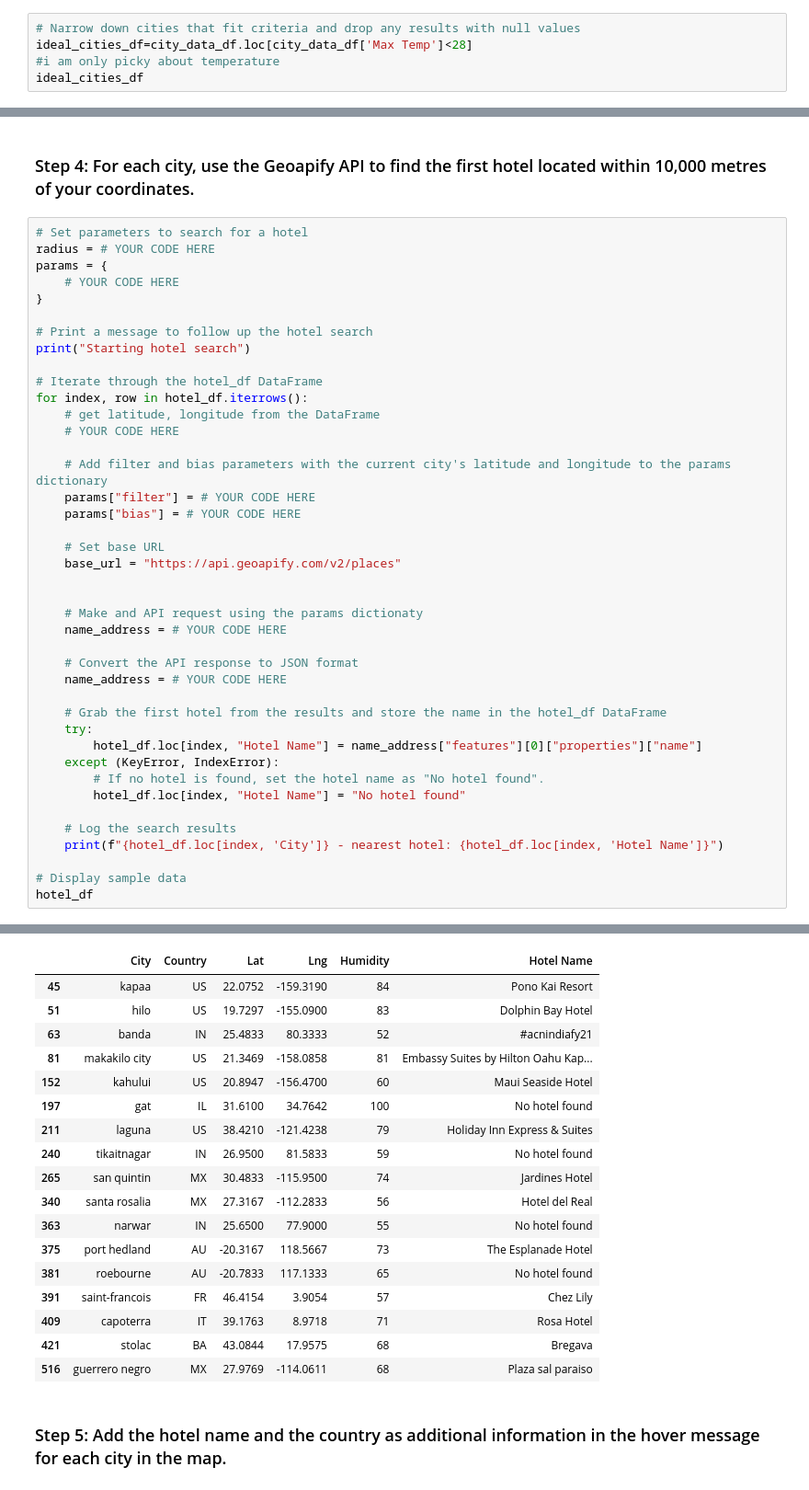
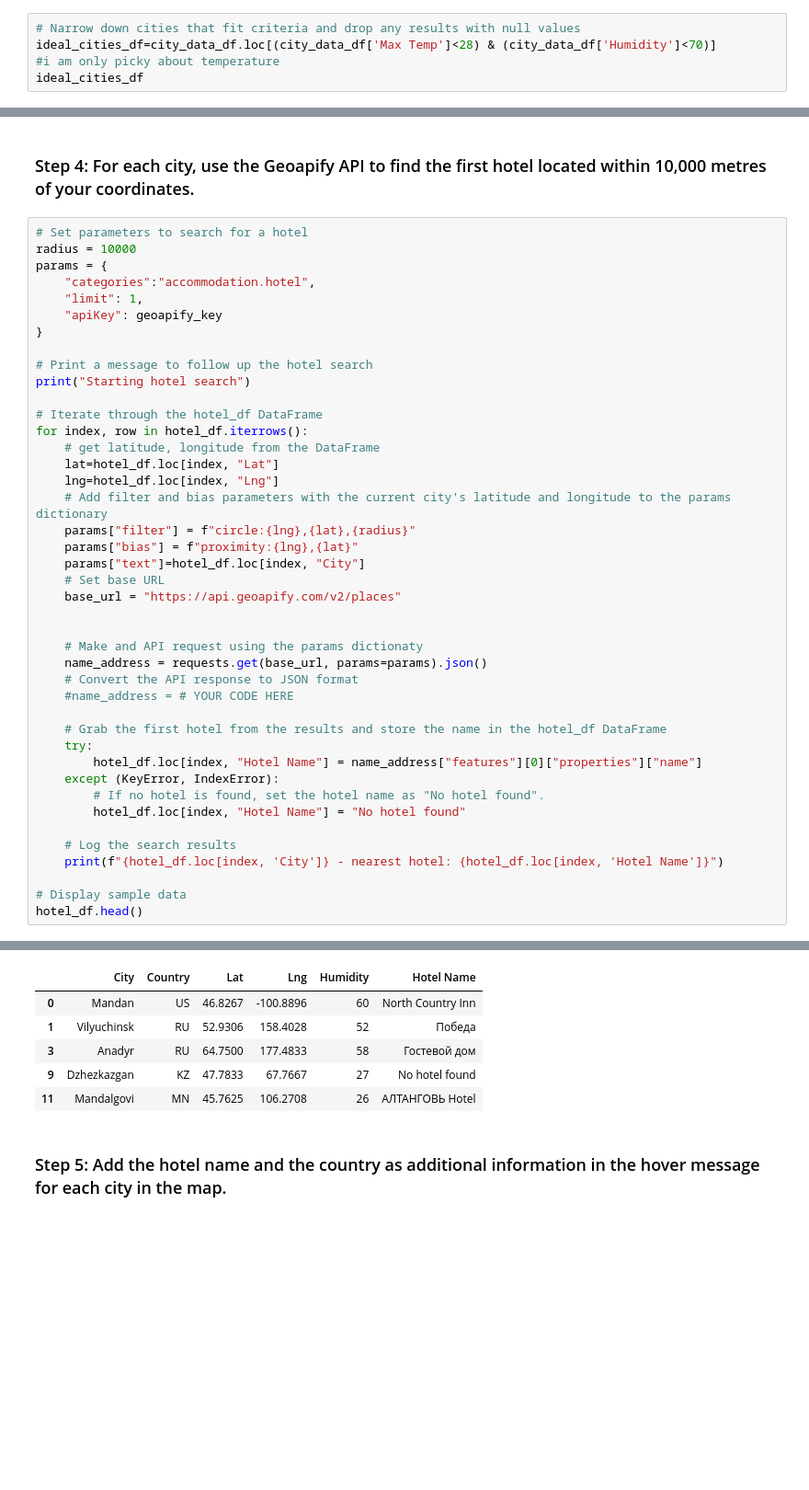
Before and after one commit to Victarrion/python-api-challenge, a Jupyter notebook: VacationPy/VacationPy.ipynb, the cells around one changed output, grey strips where cells are left out. Shown at 92% size. Saved outputs shown, nothing was run; the diff lists cells and outputs as text; blank space fills up the shorter version.

```diff
--- a/VacationPy/VacationPy.ipynb
+++ b/VacationPy/VacationPy.ipynb
@@ -68,7 +65,7 @@ city_data_df.hvplot.points('Lng', 'Lat', geo=True, alpha=0.4, size = "Humidity",
 ### Step 2: Narrow down the `city_data_df` DataFrame to find your ideal weather condition
 # %%
 # Narrow down cities that fit criteria and drop any results with null values
-ideal_cities_df=city_data_df.loc[city_data_df['Max Temp']<28]
+ideal_cities_df=city_data_df.loc[(city_data_df['Max Temp']<28) & (city_data_df['Humidity']<70)]
 #i am only picky about temperature
 ideal_cities_df
 # %% [output]
@@ -108,9 +105,11 @@ hotel_df.head()
 ### Step 4: For each city, use the Geoapify API to find the first hotel located within 10,000 metres of your coordinates.
 # %%
 # Set parameters to search for a hotel
-radius = # YOUR CODE HERE
+radius = 10000
 params = {
-    # YOUR CODE HERE
+    "categories":"accommodation.hotel",
+    "limit": 1,
+    "apiKey": geoapify_key
 }
 
 # Print a message to follow up the hotel search
@@ -119,21 +118,20 @@ print("Starting hotel search")
 # Iterate through the hotel_df DataFrame
 for index, row in hotel_df.iterrows():
     # get latitude, longitude from the DataFrame
-    # YOUR CODE HERE
-
+    lat=hotel_df.loc[index, "Lat"]
+    lng=hotel_df.loc[index, "Lng"]
     # Add filter and bias parameters with the current city's latitude and longitude to the params dictionary
-    params["filter"] = # YOUR CODE HERE
-    params["bias"] = # YOUR CODE HERE
-
+    params["filter"] = f"circle:{lng},{lat},{radius}"
+    params["bias"] = f"proximity:{lng},{lat}"
+    params["text"]=hotel_df.loc[index, "City"]
     # Set base URL
     base_url = "https://api.geoapify.com/v2/places"
 
 
     # Make and API request using the params dictionaty
-    name_address = # YOUR CODE HERE
-
+    name_address = requests.get(base_url, params=params).json()
     # Convert the API response to JSON format
-    name_address = # YOUR CODE HERE
+    #name_address = # YOUR CODE HERE
 
     # Grab the first hotel from the results and store the name in the hotel_df DataFrame
     try:
@@ -146,6 +144,6 @@ for index, row in hotel_df.iterrows():
     print(f"{hotel_df.loc[index, 'City']} - nearest hotel: {hotel_df.loc[index, 'Hotel Name']}")
 
 # Display sample data
-hotel_df
+hotel_df.head()
 # %% [output]
 Starting hotel search
@@ -169,21 +166,9 @@ guerrero negro - nearest hotel: Plaza sal paraiso
 |  | City | Country | Lat | Lng | Humidity | Hotel Name |
-| 45 | kapaa | US | 22.0752 | -159.3190 | 84 | Pono Kai Resort |
-| 51 | hilo | US | 19.7297 | -155.0900 | 83 | Dolphin Bay Hotel |
-| 63 | banda | IN | 25.4833 | 80.3333 | 52 | #acnindiafy21 |
-| 81 | makakilo city | US | 21.3469 | -158.0858 | 81 | Embassy Suites by Hilton Oahu Kap... |
-| 152 | kahului | US | 20.8947 | -156.4700 | 60 | Maui Seaside Hotel |
-| 197 | gat | IL | 31.6100 | 34.7642 | 100 | No hotel found |
-| 211 | laguna | US | 38.4210 | -121.4238 | 79 | Holiday Inn Express & Suites |
-| 240 | tikaitnagar | IN | 26.9500 | 81.5833 | 59 | No hotel found |
-| 265 | san quintin | MX | 30.4833 | -115.9500 | 74 | Jardines Hotel |
-| 340 | santa rosalia | MX | 27.3167 | -112.2833 | 56 | Hotel del Real |
-| 363 | narwar | IN | 25.6500 | 77.9000 | 55 | No hotel found |
-| 375 | port hedland | AU | -20.3167 | 118.5667 | 73 | The Esplanade Hotel |
-| 381 | roebourne | AU | -20.7833 | 117.1333 | 65 | No hotel found |
-| 391 | saint-francois | FR | 46.4154 | 3.9054 | 57 | Chez Lily |
-| 409 | capoterra | IT | 39.1763 | 8.9718 | 71 | Rosa Hotel |
-| 421 | stolac | BA | 43.0844 | 17.9575 | 68 | Bregava |
-| 516 | guerrero negro | MX | 27.9769 | -114.0611 | 68 | Plaza sal paraiso |
+| 0 | Mandan | US | 46.8267 | -100.8896 | 60 | North Country Inn |
+| 1 | Vilyuchinsk | RU | 52.9306 | 158.4028 | 52 | Победа |
+| 3 | Anadyr | RU | 64.7500 | 177.4833 | 58 | Гостевой дом |
+| 9 | Dzhezkazgan | KZ | 47.7833 | 67.7667 | 27 | No hotel found |
+| 11 | Mandalgovi | MN | 45.7625 | 106.2708 | 26 | АЛТАНГОВЬ Hotel |
 # %% [markdown]
 ### Step 5: Add the hotel name and the country as additional information in the hover message for each city in the map.
 # %%
```
Also changed, not shown: parts of 4 cells of this notebook, 5 other files.
